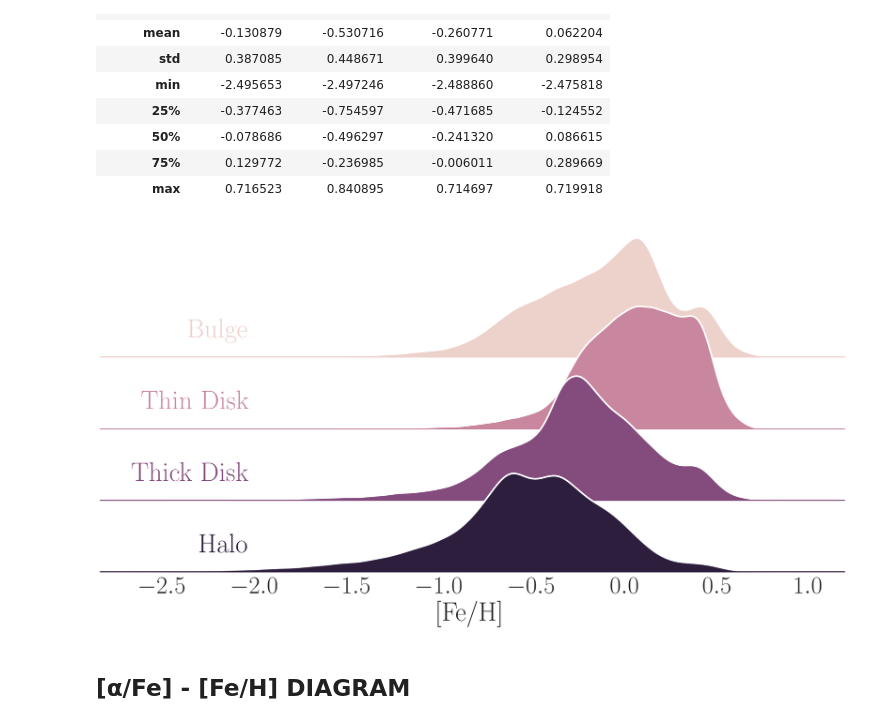
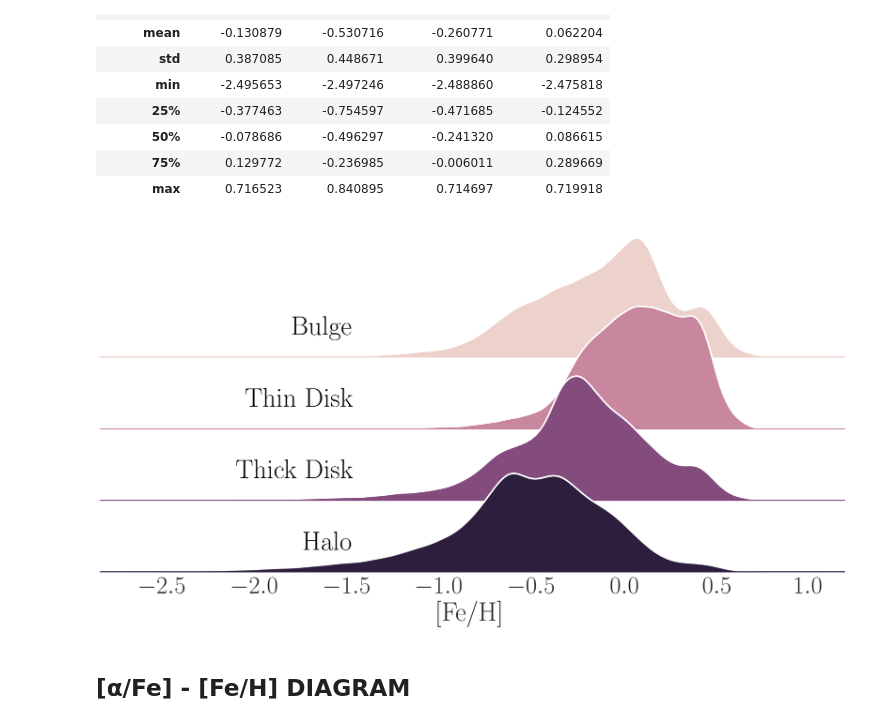
Before and after one commit to ChrisBoettner/skaro, a Jupyter notebook: notebooks/Galaxy_components.ipynb, the cells around one changed output. Cells and saved outputs as stored; diff of their text form; code cells hidden in the pictures.

```diff
--- a/notebooks/Galaxy_components.ipynb
+++ b/notebooks/Galaxy_components.ipynb
@@ -158,16 +159,16 @@ data.groupby("Component")["[Fe/H]"].describe().T
 # %%
 ridgeplot_metallicity = ridgeplot(
     data,
     x=labels["[Fe/H]"],
     row="Component",
     palette=get_palette(n_colors=4),
-    label_position=[0.2, 0.2],
+    label_position=[0.34, 0.22],
 )
 FigureProcessor(ridgeplot_metallicity.figure).save(
     "ridgeplot_metallicity.pdf", sub_directory=figure_directory
 )
 # %% [output]
-[figure, old version]
+[figure, new version]
 # %% [markdown]
 ## [α/Fe] - [Fe/H] DIAGRAM
 # %%
```
Also changed, not shown: parts of 2 cells of this notebook, 4 other files.
